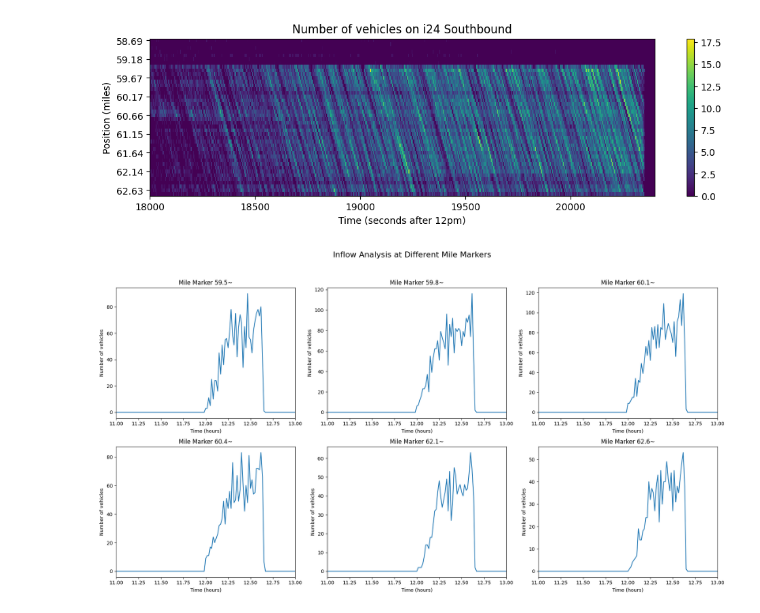
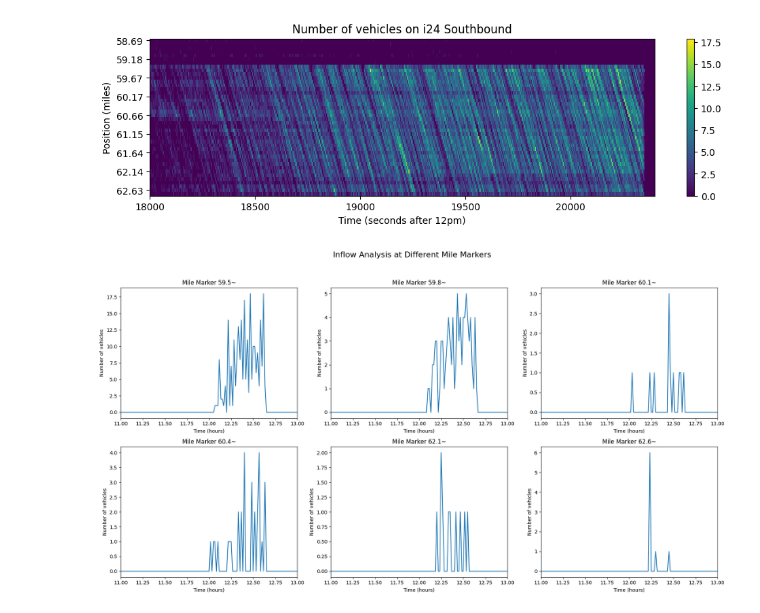
Before and after one commit to derekliussqf/TransportationProject2025_I24, a Jupyter notebook: TranspResearch__Chen&Zachary.ipynb, the cells around one changed output. Saved outputs shown, nothing was run; the diff lists cells and outputs as text; code cells hidden in the pictures.

```diff
--- a/TranspResearch__Chen&Zachary.ipynb
+++ b/TranspResearch__Chen&Zachary.ipynb
@@ -1269,6 +1269,7 @@ dt = 60*25
 loc = ["59.5~" , "59.8~" , "60.1~" , "60.4~" ,"62.1~" , "62.6~"]
 xmin = [59.4 , 59.75 , 60.0, 60.35 , 62.1 , 62.6 ]
 xmax = [59.7 , 60.0, 60.3 , 60.5 , 62.3 , 62.8]
+io = [True, False, False, True , False, True] ## it is a inlet?
 
 ### setting for aggregated plot
 fig, axes = plt.subplots(nrows=2, ncols=3, figsize=(18, 10))
@@ -1294,7 +1295,7 @@ for j in range(6):  ###6 ramps total
 
     positions = np.array(data1.iloc[i]['x_position'])/5280
 
-    y = np.array(data1.iloc[i]['y_position'])
+    y = np.array(data1.iloc[i]['y_position'])/5280
 
     #index = np.where((positions < 59.7)) #& (positions < 60.1))  ## at 59.7~
     index = np.where((positions < maxx) & (positions > minx ))
@@ -1306,8 +1307,14 @@ for j in range(6):  ###6 ramps total
     if len(positions) == 0:
         # print('no data')
         continue
-    if y[0] < ymax and y[-1] < ymax:
-      inflow_count_t[timestamps[0]] += 1
+
+    if io[j]: ### outlet, final y value smaller than threshold
+      if y[0] < ymax : ### inlet, initial  y value smaller than threshold
+        inflow_count_t[timestamps[0]] += 1
+    elif y[-1] < ymax:
+        inflow_count_t[timestamps[0]] += 1
+
+
     # first_x = positions[0]
     # first_y = y[0]
 
@@ -1316,31 +1323,31 @@ for j in range(6):  ###6 ramps total
     #     # print('a')
     #     inflow_count_t[timestamps[0]] += 1
 
 
 
   inflow_count_t1s = np.zeros(T//dt)
   for i in range(T//dt):
       inflow_count_t1s[i] = inflow_count_t[i*dt:(i+1)*dt].sum()
 
 
   time = np.arange(0, T//dt) / (H//dt) + 7
 
   ### plot for each individually
   # plt.xlim(11,13)
   # plt.plot(time, inflow_count_t1s)
   # plt.title(f'Inflow at mile marker {loc[j]}')
   # plt.xlabel('Time (hours)')
   # plt.ylabel('Number of vehicles')
   # plt.savefig(f'Inflow at mile marker {loc[j]}.png')
   # plt.show()
 
   #### plot together
   ax.plot(time, inflow_count_t1s)
   ax.set_xlim(11, 13)
   ax.set_title(f'Mile Marker {loc[j]}')
   ax.set_xlabel('Time (hours)')
   ax.set_ylabel('Number of vehicles')
 plt.tight_layout(rect=[0, 0, 1, 0.95])
 plt.show()
 # %% [output]
-[figure, old version]
+[figure, new version]
```
Also changed, not shown: parts of 1 cell of this notebook, 6 other files.
